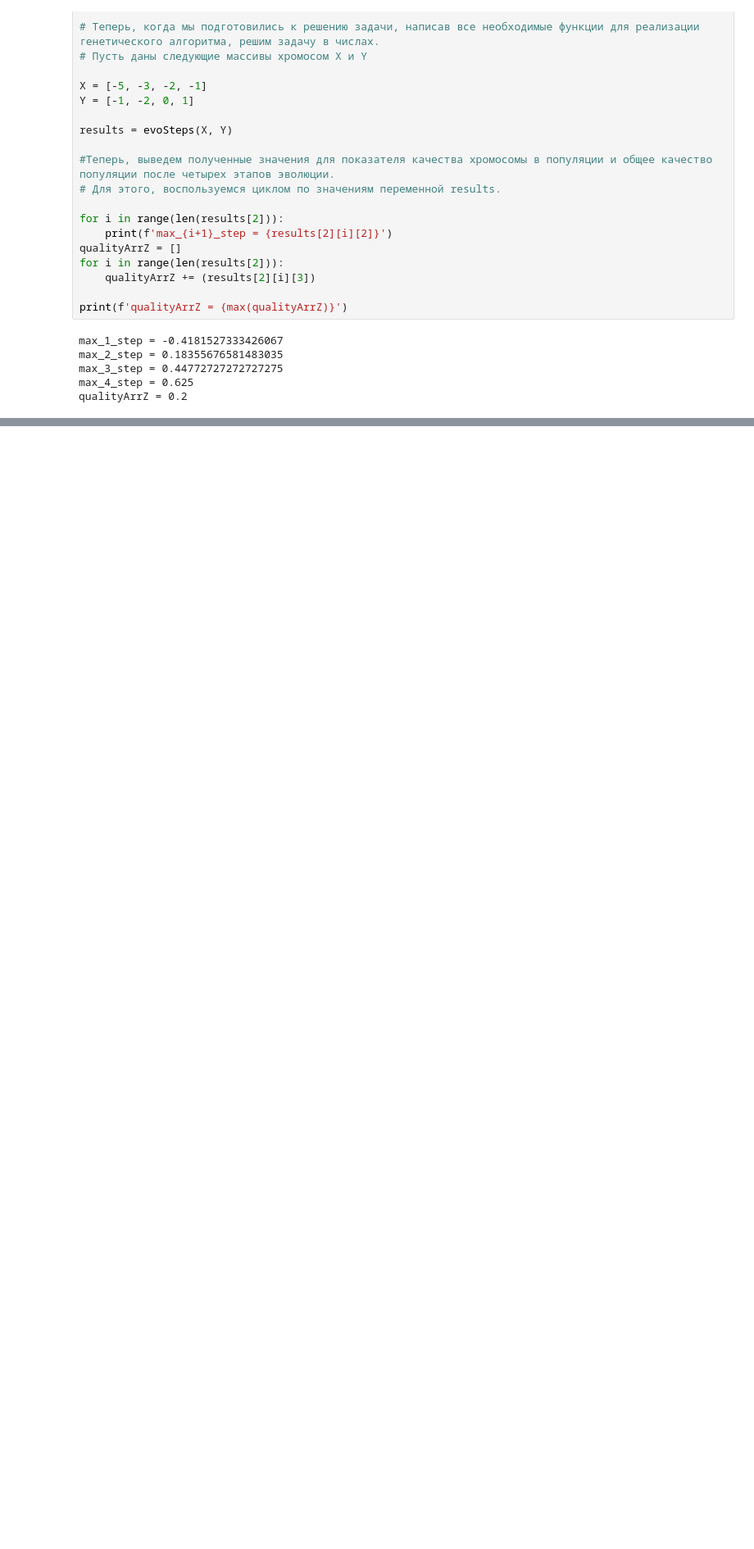
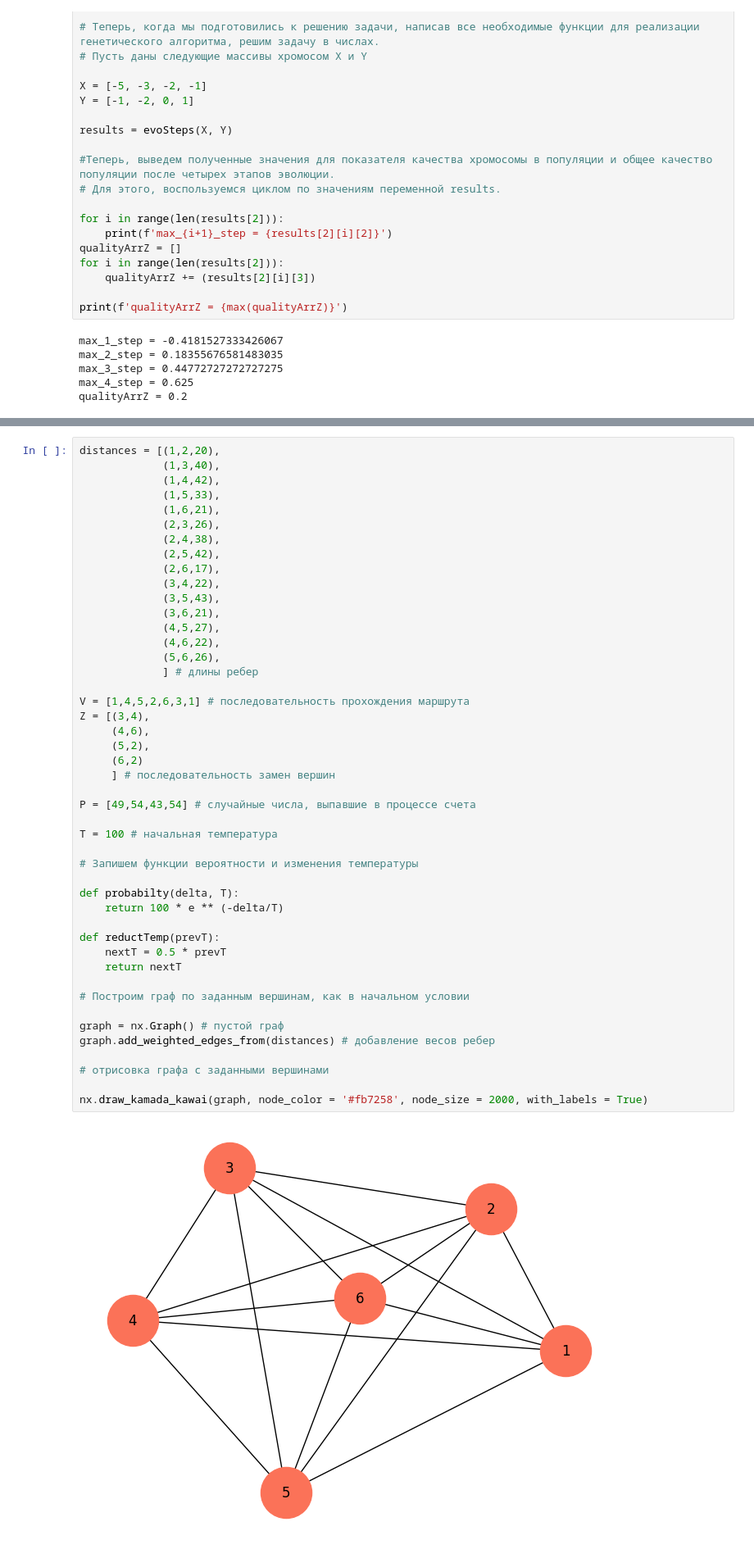
Before and after one commit to zina1t/-, a Jupyter notebook: Искусственный интеллект/Рабочая_тетрадь_6/Griaztsov_V_Workbook6.ipynb, the cells around one changed output, grey strips where cells are left out. Shown at 82% size. Saved outputs shown, nothing was run; the diff lists cells and outputs as text; blank space fills up the shorter version.

```diff
--- a/Искусственный интеллект/Рабочая_тетрадь_6/Griaztsov_V_Workbook6.ipynb
+++ b/Искусственный интеллект/Рабочая_тетрадь_6/Griaztsov_V_Workbook6.ipynb
@@ -216,0 +255,48 @@ qualityArrZ = 0.2
+# %%
+distances = [(1,2,20),
+             (1,3,40),
+             (1,4,42),
+             (1,5,33),
+             (1,6,21),
+             (2,3,26),
+             (2,4,38),
+             (2,5,42),
+             (2,6,17),
+             (3,4,22),
+             (3,5,43),
+             (3,6,21),
+             (4,5,27),
+             (4,6,22),
+             (5,6,26),
+             ] # длины ребер
+
+V = [1,4,5,2,6,3,1] # последовательность прохождения маршрута
+Z = [(3,4),
+     (4,6),
+     (5,2),
+     (6,2)
+     ] # последовательность замен вершин
+
+P = [49,54,43,54] # случайные числа, выпавшие в процессе счета
+
+T = 100 # начальная температура
+
+# Запишем функции вероятности и изменения температуры
+
+def probabilty(delta, T):
+    return 100 * e ** (-delta/T)
+
+def reductTemp(prevT):
+    nextT = 0.5 * prevT
+    return nextT
+
+# Построим граф по заданным вершинам, как в начальном условии
+
+graph = nx.Graph() # пустой граф
+graph.add_weighted_edges_from(distances) # добавление весов ребер
+
+# отрисовка графа с заданными вершинами
+
+nx.draw_kamada_kawai(graph, node_color = '#fb7258', node_size = 2000, with_labels = True)
+# %% [output]
+[figure, added]
```
Also changed, not shown: parts of 8 cells of this notebook, 3 other files.
